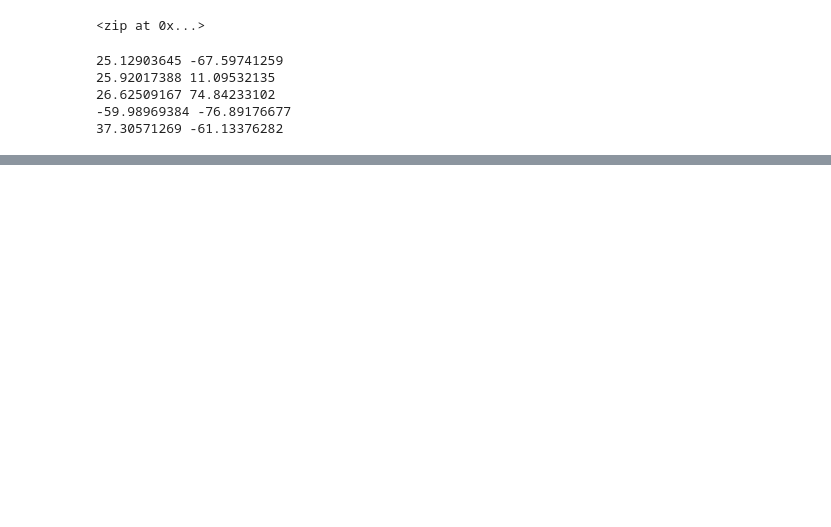
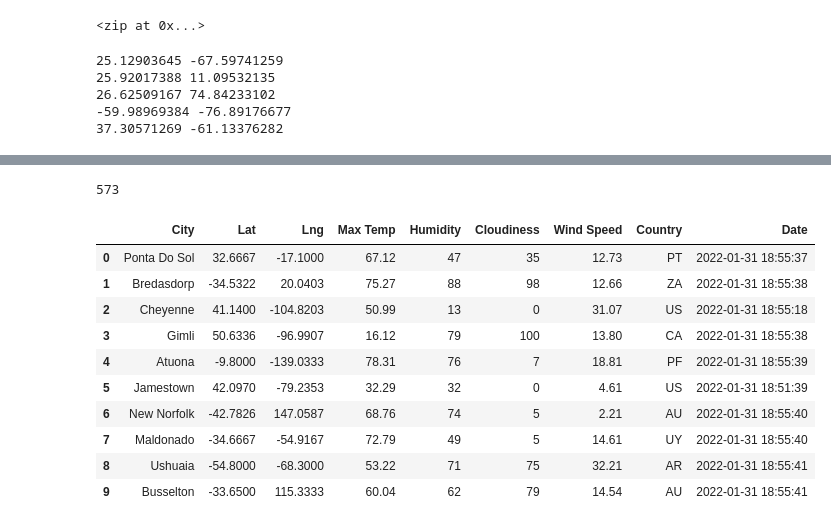
Before and after one commit to ayyray/World_Weather_Analysis, a Jupyter notebook: WeatherPy.ipynb, the cells around one changed output, grey strips where cells are left out. Cells and saved outputs as stored; diff of their text form; code cells hidden in the pictures; blank space fills up the shorter version.

```diff
--- a/WeatherPy.ipynb
+++ b/WeatherPy.ipynb
@@ -66,0 +281,20 @@ len(cities)
+# %%
+len(city_data)
+# %% [output]
+573
+# %%
+# Convert the array of dictionaries to a Pandas DataFrame.
+city_data_df = pd.DataFrame(city_data)
+city_data_df.head(10)
+# %% [output]
+|  | City | Lat | Lng | Max Temp | Humidity | Cloudiness | Wind Speed | Country | Date |
+| 0 | Ponta Do Sol | 32.6667 | -17.1000 | 67.12 | 47 | 35 | 12.73 | PT | 2022-01-31 18:55:37 |
+| 1 | Bredasdorp | -34.5322 | 20.0403 | 75.27 | 88 | 98 | 12.66 | ZA | 2022-01-31 18:55:38 |
+| 2 | Cheyenne | 41.1400 | -104.8203 | 50.99 | 13 | 0 | 31.07 | US | 2022-01-31 18:55:18 |
+| 3 | Gimli | 50.6336 | -96.9907 | 16.12 | 79 | 100 | 13.80 | CA | 2022-01-31 18:55:38 |
+| 4 | Atuona | -9.8000 | -139.0333 | 78.31 | 76 | 7 | 18.81 | PF | 2022-01-31 18:55:39 |
+| 5 | Jamestown | 42.0970 | -79.2353 | 32.29 | 32 | 0 | 4.61 | US | 2022-01-31 18:51:39 |
+| 6 | New Norfolk | -42.7826 | 147.0587 | 68.76 | 74 | 5 | 2.21 | AU | 2022-01-31 18:55:40 |
+| 7 | Maldonado | -34.6667 | -54.9167 | 72.79 | 49 | 5 | 14.61 | UY | 2022-01-31 18:55:40 |
+| 8 | Ushuaia | -54.8000 | -68.3000 | 53.22 | 71 | 75 | 32.21 | AR | 2022-01-31 18:55:41 |
+| 9 | Busselton | -33.6500 | 115.3333 | 60.04 | 62 | 79 | 14.54 | AU | 2022-01-31 18:55:41 |
```
Also changed, not shown: parts of 25 cells of this notebook, 4 other files.
